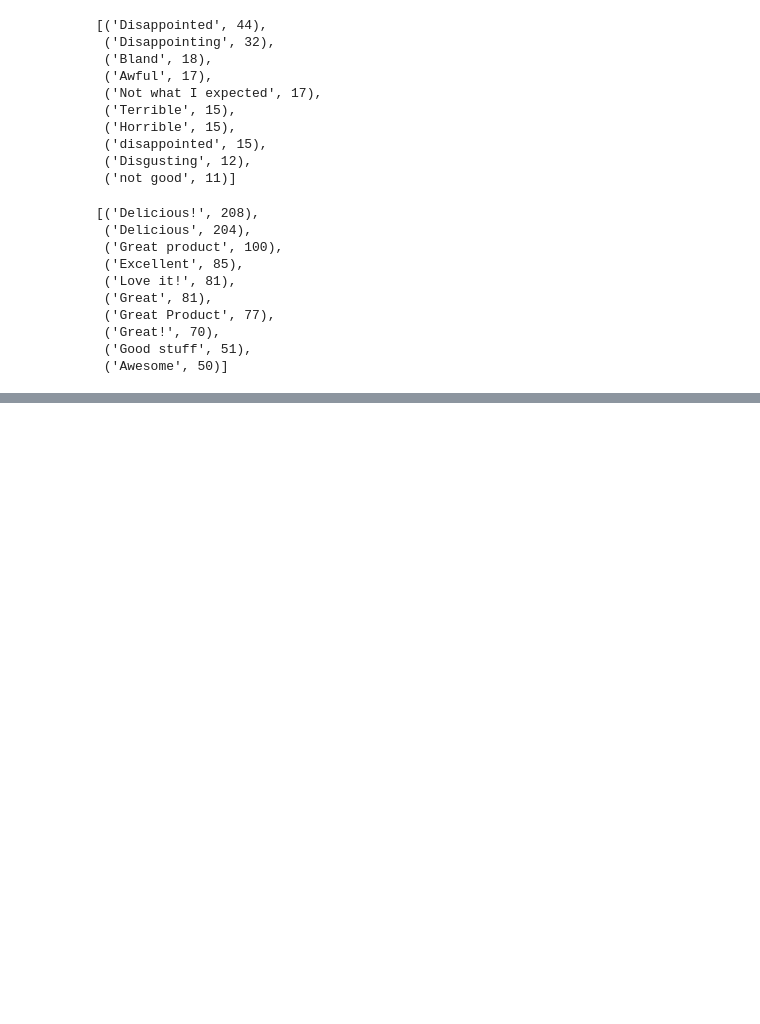
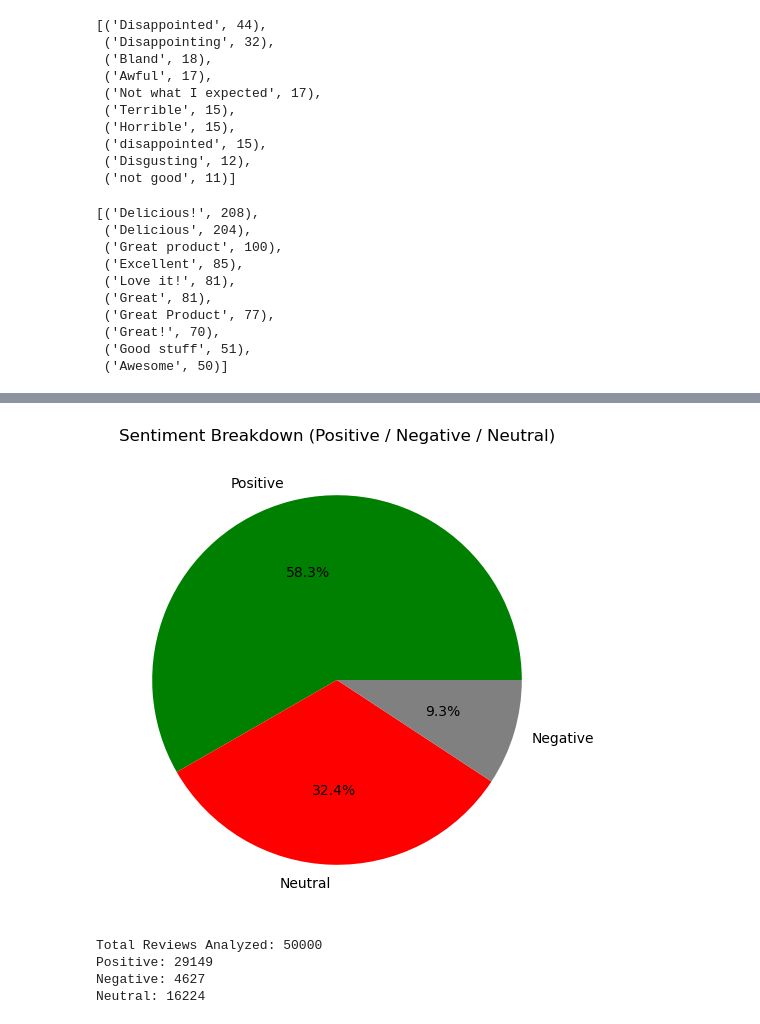
Before and after one commit to Pallab1995/amazon-review-sentiment-analysis, a Jupyter notebook: Amazon CustomerData_Analysis_Pallab.ipynb, the cells around one changed output, grey strips where cells are left out. Cells and saved outputs as stored; diff of their text form; code cells hidden in the pictures; blank space fills up the shorter version.

```diff
--- a/Amazon CustomerData_Analysis_Pallab.ipynb
+++ b/Amazon CustomerData_Analysis_Pallab.ipynb
@@ -610,0 +663,22 @@ Counter(sample_positive['Summary']).most_common(10) # top 10 +ve summary
+# %%
+plt.figure(figsize=(6,6))
+plt.pie(
+    sentiment_counts.values,
+    labels=sentiment_counts.index,
+    autopct='%1.1f%%',
+    colors=['green', 'red', 'gray']
+)
+plt.title("Sentiment Breakdown (Positive / Negative / Neutral)")
+plt.show()
+# %% [output]
+[figure, added]
+# %%
+print("Total Reviews Analyzed:", len(sample))
+print("Positive:", sentiment_counts.get('Positive', 0))
+print("Negative:", sentiment_counts.get('Negative', 0))
+print("Neutral:", sentiment_counts.get('Neutral', 0))
+# %% [output]
+Total Reviews Analyzed: 50000
+Positive: 29149
+Negative: 4627
+Neutral: 16224
```
Also changed, not shown: parts of 3 cells of this notebook, 6 other files.
